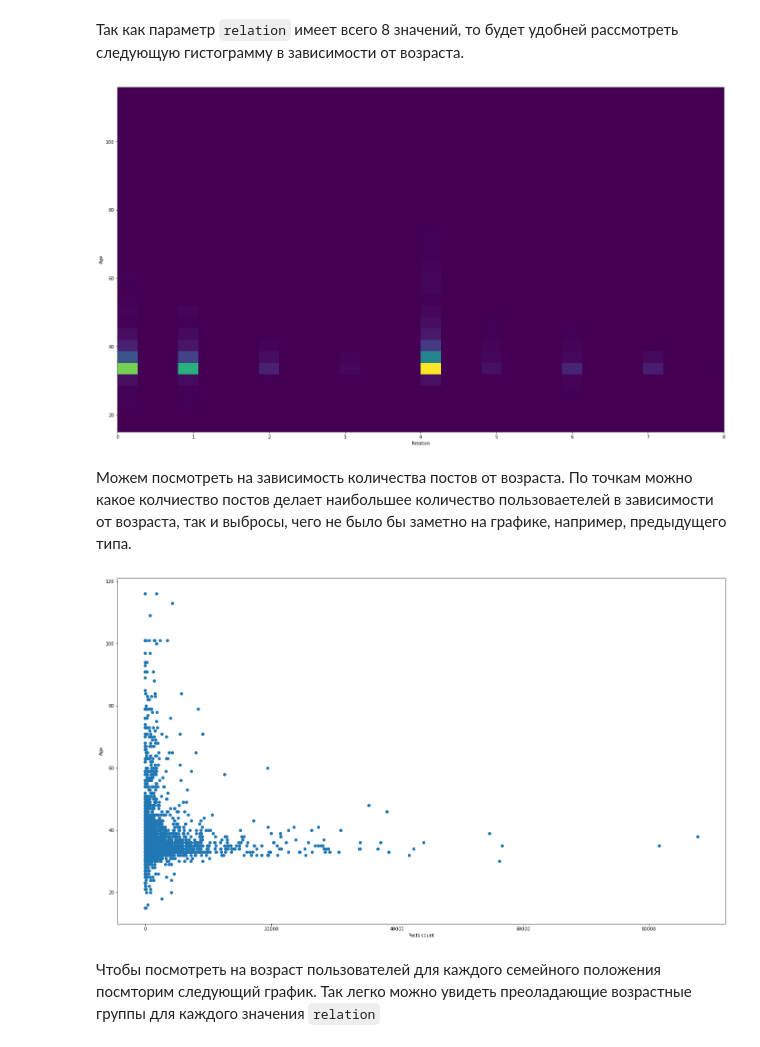
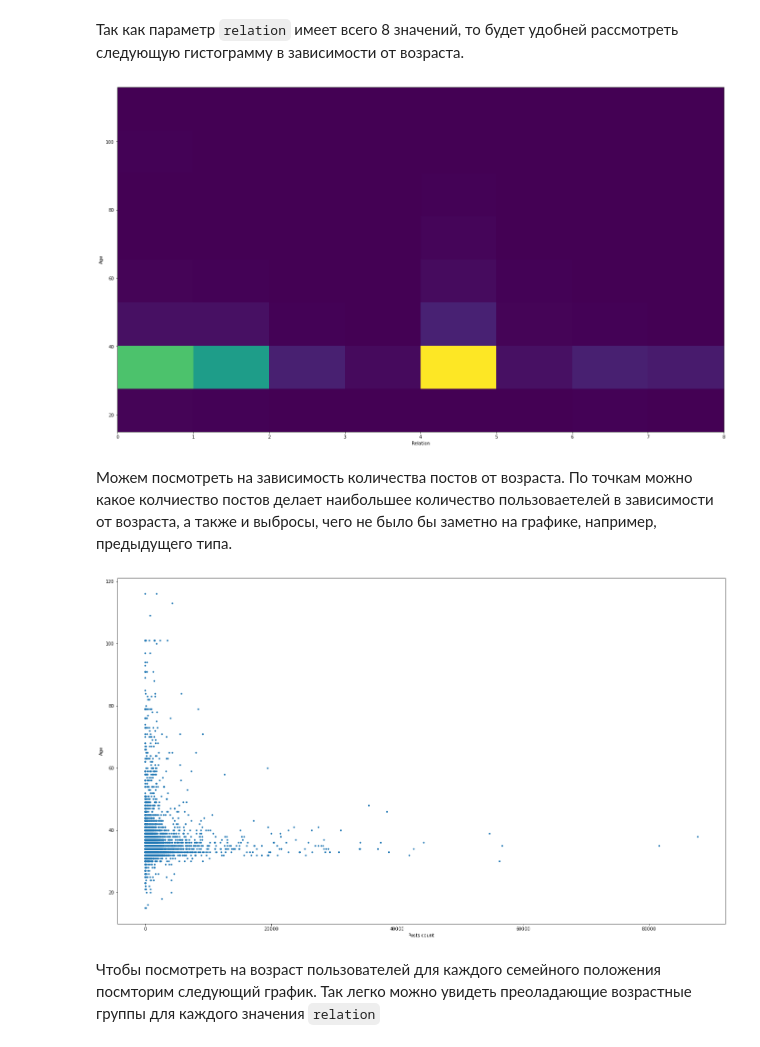
Before and after one commit to iliayar/ITMO, a Jupyter notebook: Term5/da/lab1/Lab-1.ipynb, the cells around one changed output. Cells and saved outputs as stored; diff of their text form; code cells hidden in the pictures.

```diff
--- a/Term5/da/lab1/Lab-1.ipynb
+++ b/Term5/da/lab1/Lab-1.ipynb
@@ -53,8 +53,8 @@ def date_to_age(bdate: str) -> int:
     else:
         return datetime.now().year - int(date[2])
 
-df1 = df.assign( age = df.bdate.apply(date_to_age)
+df = df.assign( age = df.bdate.apply(date_to_age)
                 ,posts_count = df.posts.apply(len))
-df1 = df1[["age", "relation", "posts_count"]]
-df1 = df1[df1.age.notnull()]
+df = df[["age", "relation", "posts_count"]]
+df = df[df.age.notnull()]
 # %%
@@ -102,21 +102,21 @@ plt.show()
 # %% [markdown]
 Так как параметр `relation` имеет всего 8 значений, то будет удобней рассмотреть следующую гистограмму в зависимости от возраста.
 # %%
-plt.hist2d(df1.relation, df1.age, bins = 30)
+plt.hist2d(df.relation, df.age, bins = 8)
 plt.xlabel("Relation")
 plt.ylabel("Age")
 plt.show()
 # %% [output]
-[figure, old version]
+[figure, new version]
 # %% [markdown]
-Можем посмотреть на зависимость количества постов от возраста. По точкам можно какое колчиество постов делает наибольшее количество пользоваетелей в зависимости от возраста, так и выбросы, чего не было бы заметно на графике, например, предыдущего типа.
+Можем посмотреть на зависимость количества постов от возраста. По точкам можно какое колчиество постов делает наибольшее количество пользоваетелей в зависимости от возраста, а также и выбросы, чего не было бы заметно на графике, например, предыдущего типа.
 # %%
-plt.scatter(df1.posts_count, df1.age)
+plt.scatter(df.posts_count, df.age, s=8)
 plt.xlabel("Posts count")
 plt.ylabel("Age")
 plt.show()
 # %% [output]
-[figure, old version]
+[figure, new version]
 # %% [markdown]
 Чтобы посмотреть на возраст пользователей для каждого семейного положения посмторим следующий график. Так легко можно увидеть преоладающие возрастные группы для каждого значения `relation`
 # %%
```
Also changed, not shown: parts of 13 cells of this notebook.
